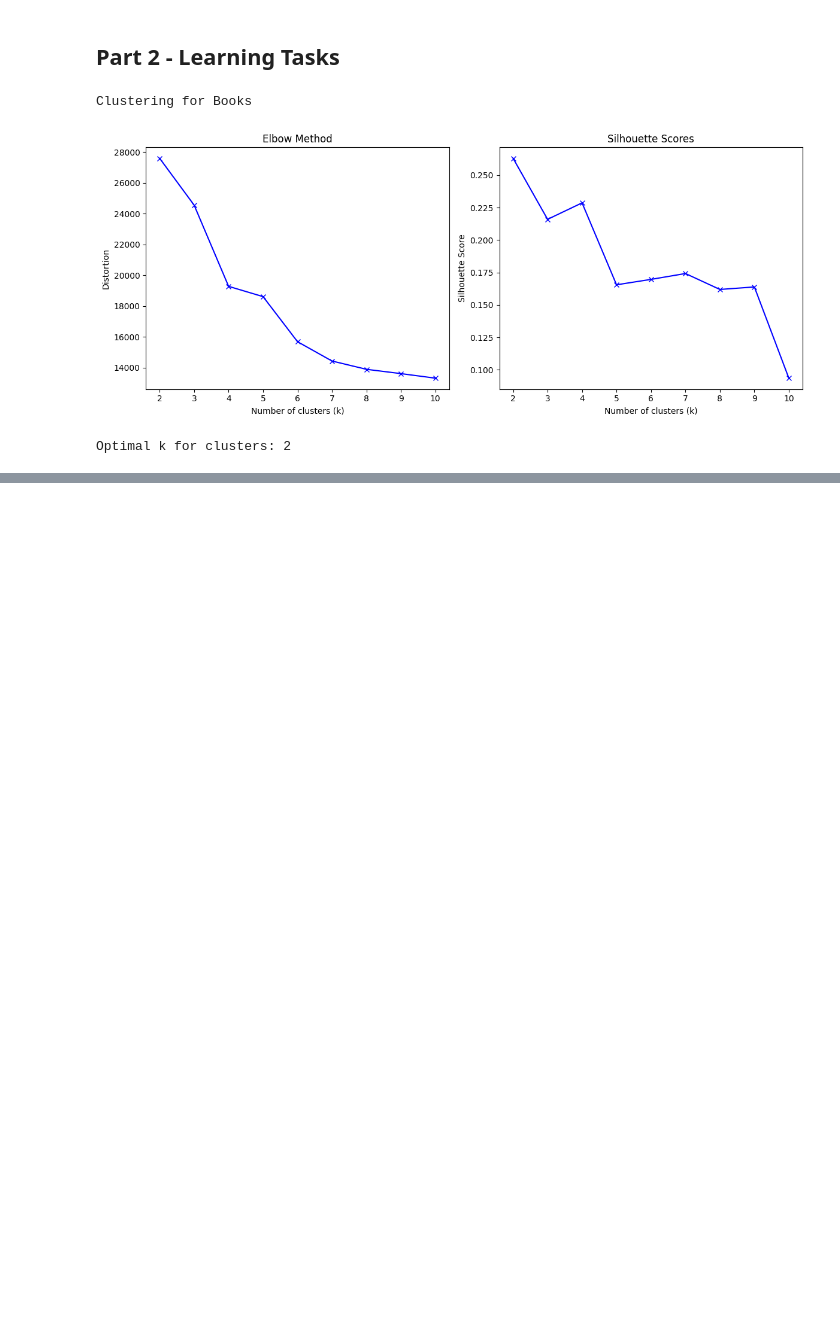
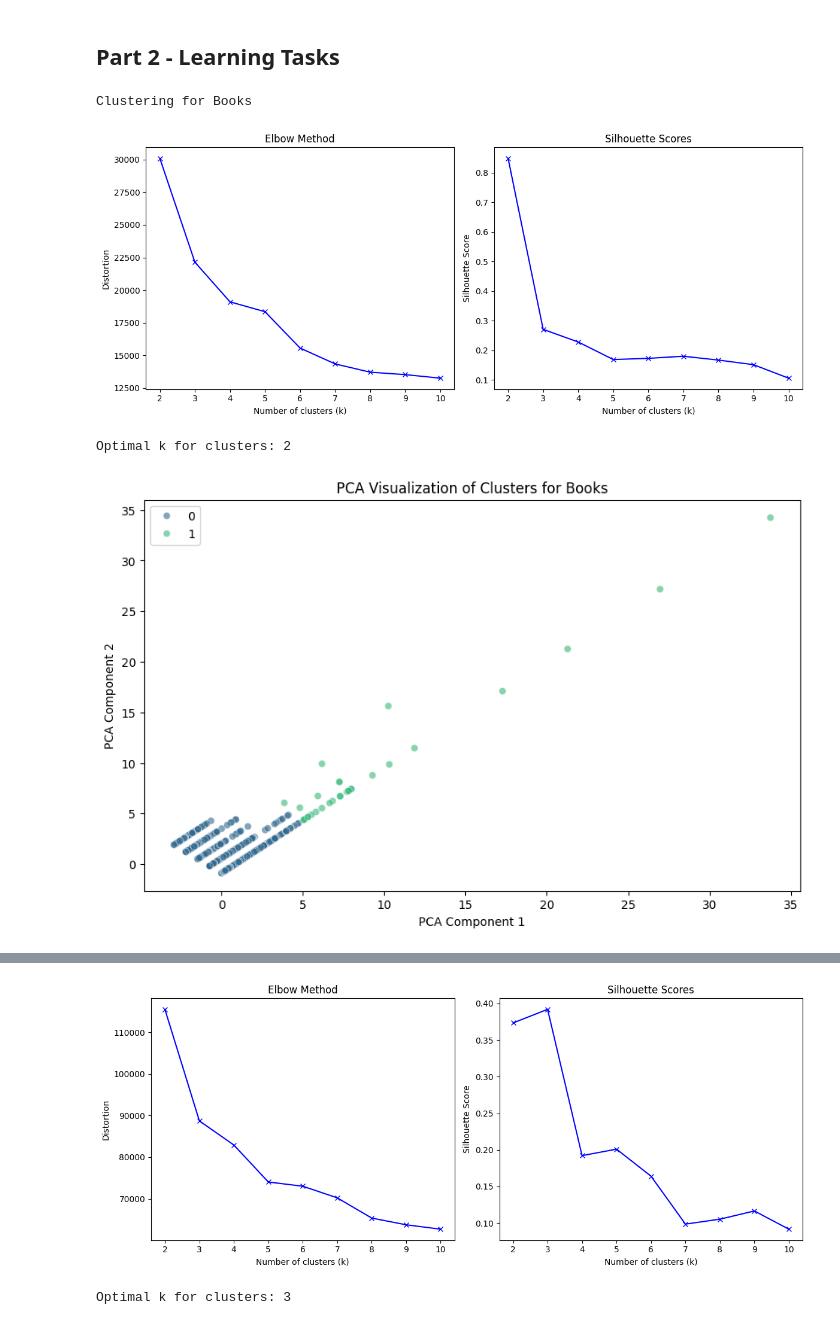
Before and after one commit to Vaggelis-Arg/Amazon-Ecommerce-Analysis, a Jupyter notebook: Amazon_Ecommerce_Analysis.ipynb, the cells around one changed output, grey strips where cells are left out. Saved outputs shown, nothing was run; the diff lists cells and outputs as text; code cells hidden in the pictures; blank space fills up the shorter version.

Commit message:
small fixes in clustering function

```diff
--- a/Amazon_Ecommerce_Analysis.ipynb
+++ b/Amazon_Ecommerce_Analysis.ipynb
@@ -674,8 +673,6 @@ Error:
 # %%
 def cluster_category(category):
     df = pd.read_csv(f"{category}_cleaned.csv")
-
-    df = df.sample(5000)
 
     # Fill NaN values with empty string
     df['cleaned_title'] = df['cleaned_title'].fillna('')
@@ -740,34 +737,35 @@ def cluster_category(category):
                     hue=clusters, palette='viridis', alpha=0.6)
     plt.title(f'PCA Visualization of Clusters for {category}')
     plt.xlabel('PCA Component 1')
     plt.ylabel('PCA Component 2')
     plt.show()
 
     # Analyze cluster characteristics
     cluster_stats = df.groupby('cluster').agg({
         'rating': 'mean',
         'normalized_price': 'mean',
-        'title': 'count'
+        'title_meta': 'count'
     }).rename(columns={'title': 'count'})
 
     print("\nCluster Statistics:")
     print(cluster_stats)
 
     # Print sample products from each cluster
     for cluster_id in range(optimal_k):
         print(f"\nCluster {cluster_id} Sample Products:")
-        sample_products = df[df['cluster'] == cluster_id][['title', 'rating', 'price']].sample(3)
+        sample_products = df[df['cluster'] == cluster_id][['title_meta', 'rating', 'price']].sample(3)
         print(sample_products.to_string(index=False))
 
     return df
 
 
 # Perform clustering for each category
 for category, *_ in datasets_info:
     print(f"\nClustering for {category}")
     clustered_df = cluster_category(category)
     clustered_df.to_csv(f"{category}_clustered.csv", index=False)
 # %% [output]
 Clustering for Books
-[figure, old version]
+[figure, new version]
 Optimal k for clusters: 2
+[figure, added]
@@ -773,0 +791,2 @@ Optimal k for clusters: 2
+[figure, added]
+Optimal k for clusters: 3
```
Also changed, not shown: parts of 4 cells of this notebook.
